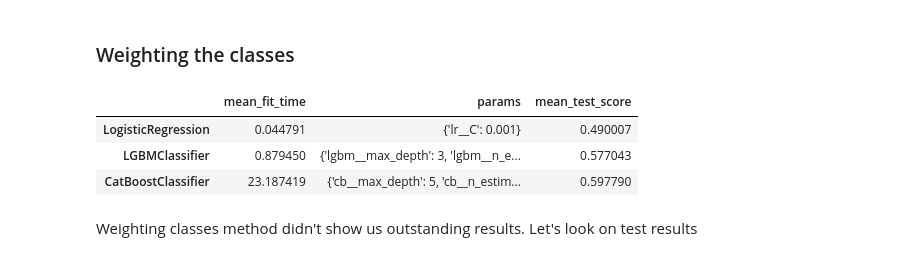
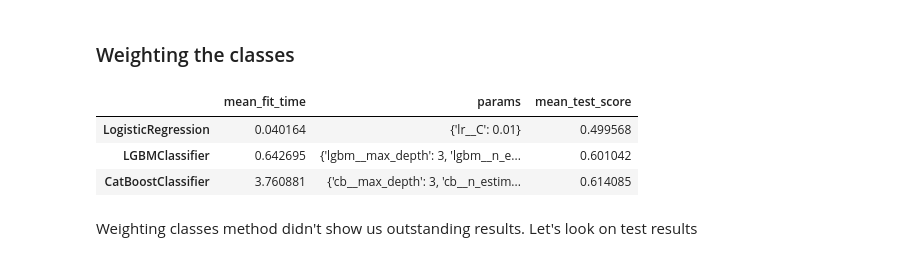
Before and after one commit to UsovAlexander/Outflow-of-bank-customers, a Jupyter notebook: Outflow_of_bank_customers.ipynb, the cells around one changed output. Cells and saved outputs as stored; diff of their text form; code cells hidden in the pictures.

```diff
--- a/Outflow_of_bank_customers.ipynb
+++ b/Outflow_of_bank_customers.ipynb
@@ -142,11 +178,11 @@ Multicollinearity wasn't found.
 # %% [markdown]
 Split dataframe into two sample
 # %%
-X = df.drop('Exited', axis=1)
+X = df.drop(['Exited', 'HasCrCard', 'EstimatedSalary'], axis=1)
 y = df['Exited']
 
 X_train, X_test, y_train, y_test = train_test_split(
-    X, y, test_size=0.2, random_state=RANDOM_STATE)
+    X, y, test_size=0.2, shuffle=True, stratify=y, random_state=RANDOM_STATE)
 # %%
 X_train.shape, X_test.shape, y_train.shape, y_test.shape
 # %% [output]
@@ -156,8 +192,7 @@ Some features such as "HasCrCard" and "IsActiveMember" are categorical binary fe
 # %%
 cat_features = X.select_dtypes(include='object').columns.to_list()
 num_features = X.select_dtypes(exclude='object').columns.to_list()
-num_features = [i for i in num_features if i not in [
-    'HasCrCard', 'IsActiveMember']]
+num_features.remove('IsActiveMember')
 # %%
 X[num_features], X[cat_features]
 # %% [output]
@@ -205,10 +253,11 @@ preprocessor = ColumnTransformer(
         ("num", numeric_transformer, num_features),
         ("cat", categorical_transformer, cat_features)
     ],
-    verbose_feature_names_out=False
+    verbose_feature_names_out=False,
+    remainder='passthrough'
 )
 # %%
-def clf_models(X_train, y_train, class_weight: str = None, class_weight_catboost: str = None):
+def clf_models(X_train, y_train, resampling=None, class_weight: str = None, class_weight_catboost: str = None):
     models = []
 
     # LogisticRegression
@@ -216,7 +265,8 @@ def clf_models(X_train, y_train, class_weight: str = None, class_weight_catboost
     y_train_lr = y_train.copy()
 
     pipline_lr = Pipeline(
-        [("preprocessor", preprocessor),
+        [("resamling", resampling),
+         ("preprocessor", preprocessor),
          ("lr", LogisticRegression(class_weight=class_weight, random_state=RANDOM_STATE))])
 
     param_lr = {"lr__C": np.logspace(-5, 5, 11), }
@@ -234,7 +284,8 @@ def clf_models(X_train, y_train, class_weight: str = None, class_weight_catboost
     y_train_lgbm = y_train.copy()
 
     pipline_lgbm = Pipeline(
-        [("preprocessor", preprocessor),
+        [("resamling", resampling),
+         ("preprocessor", preprocessor),
          ("lgbm", LGBMClassifier(class_weight=class_weight, random_state=RANDOM_STATE))])
 
     param_lgbm = {'lgbm__max_depth': [3, 5, 7],
@@ -253,7 +304,8 @@ def clf_models(X_train, y_train, class_weight: str = None, class_weight_catboost
     y_train_cb = y_train.copy()
 
     pipline_cb = Pipeline(
-        [("preprocessor", preprocessor),
+        [("resamling", resampling),
+         ("preprocessor", preprocessor),
          ("cb", CatBoostClassifier(auto_class_weights=class_weight_catboost, random_state=RANDOM_STATE, verbose=False))])
 
     param_cb = {'cb__max_depth': [3, 5, 7],
@@ -339,12 +369,12 @@ Undersampling method looks worse, perhaps we lack volume of data.
 # %% [markdown]
 ### Weighting the classes
 # %%
-models_class_weight = clf_models(X_train, y_train, 'balanced', 'Balanced')
+models_class_weight = clf_models(X_train, y_train, class_weight='balanced', class_weight_catboost='Balanced')
 # %% [output]
 |  | mean_fit_time | params | mean_test_score |
-| LogisticRegression | 0.044791 | {'lr__C': 0.001} | 0.490007 |
-| LGBMClassifier | 0.879450 | {'lgbm__max_depth': 3, 'lgbm__n_e... | 0.577043 |
-| CatBoostClassifier | 23.187419 | {'cb__max_depth': 5, 'cb__n_estim... | 0.597790 |
+| LogisticRegression | 0.040164 | {'lr__C': 0.01} | 0.499568 |
+| LGBMClassifier | 0.642695 | {'lgbm__max_depth': 3, 'lgbm__n_e... | 0.601042 |
+| CatBoostClassifier | 3.760881 | {'cb__max_depth': 3, 'cb__n_estim... | 0.614085 |
 # %% [markdown]
 Weighting classes method didn't show us outstanding results. Let's look on test results
 # %% [markdown]
```
Also changed, not shown: parts of 35 cells of this notebook.
